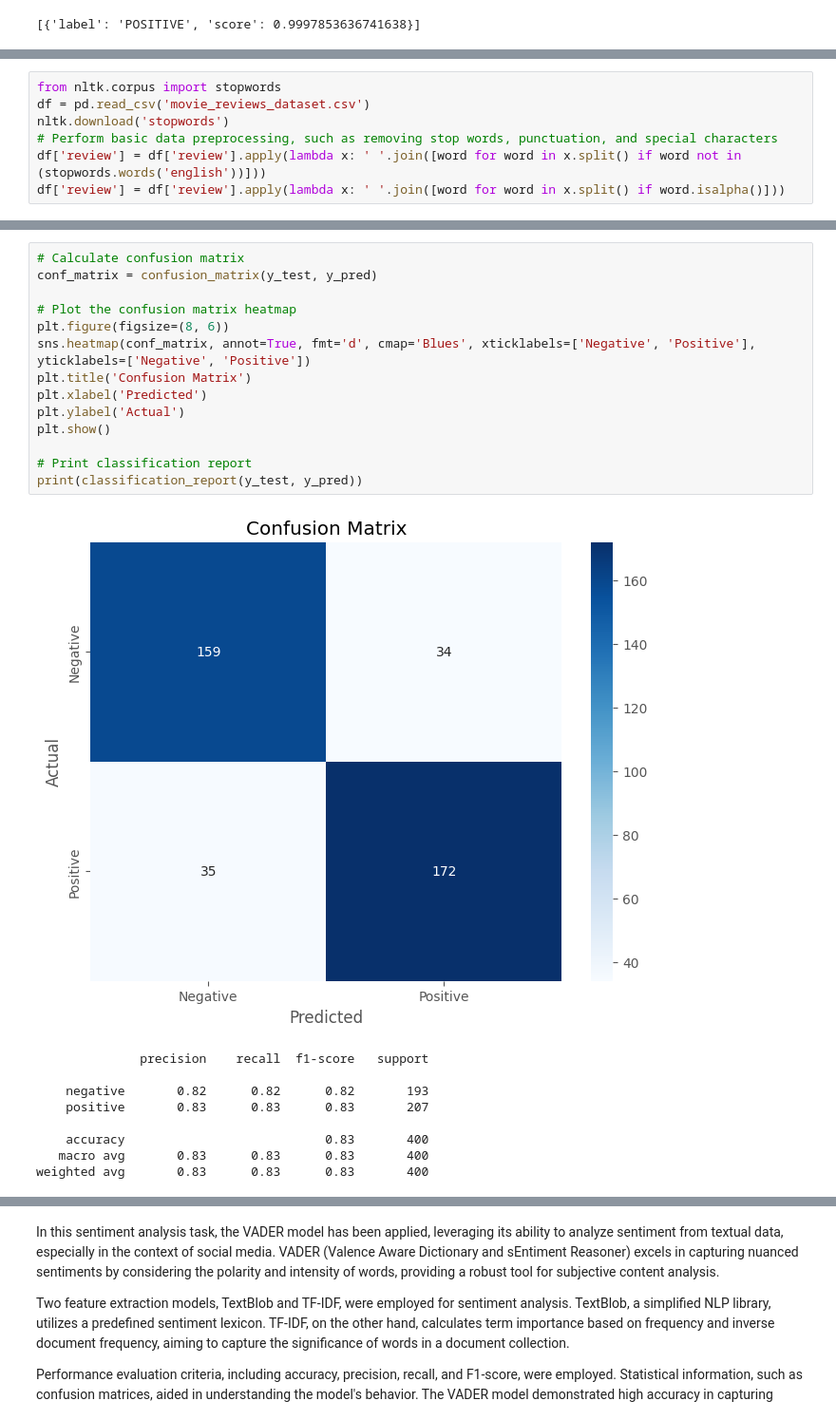
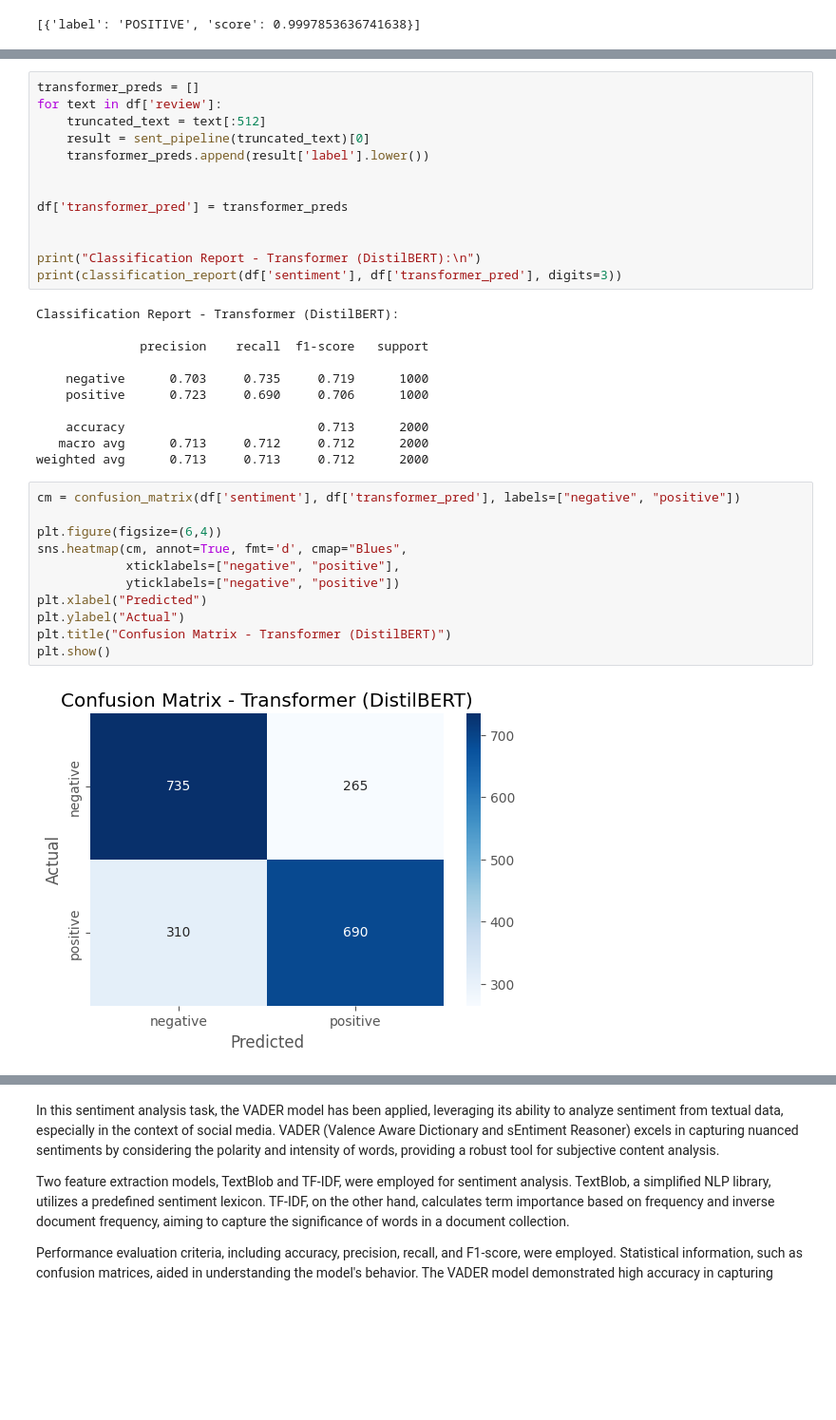
Before and after one commit to laibashaheeen/sentiment_analysis, a Jupyter notebook: sentiment_analysis.ipynb, the cells around one changed output, grey strips where cells are left out. Shown at 95% size. Cells and saved outputs as stored; diff of their text form; blank space fills up the shorter version.

```diff
--- a/sentiment_analysis.ipynb
+++ b/sentiment_analysis.ipynb
@@ -468,7 +499,0 @@ from sklearn.metrics import classification_report, confusion_matrix
-# %%
-from nltk.corpus import stopwords
-df = pd.read_csv('movie_reviews_dataset.csv')
-nltk.download('stopwords')
-# Perform basic data preprocessing, such as removing stop words, punctuation, and special characters
-df['review'] = df['review'].apply(lambda x: ' '.join([word for word in x.split() if word not in (stopwords.words('english'))]))
-df['review'] = df['review'].apply(lambda x: ' '.join([word for word in x.split() if word.isalpha()]))
@@ -496,25 +500,38 @@ print(confusion_matrix(y_test, y_pred))
+# %%
+transformer_preds = []
+for text in df['review']:
+    truncated_text = text[:512]
+    result = sent_pipeline(truncated_text)[0]
+    transformer_preds.append(result['label'].lower())
+
+
+df['transformer_pred'] = transformer_preds
+
+
+print("Classification Report - Transformer (DistilBERT):\n")
+print(classification_report(df['sentiment'], df['transformer_pred'], digits=3))
+# %% [output]
+Classification Report - Transformer (DistilBERT):
+
+              precision    recall  f1-score   support
+
+    negative      0.703     0.735     0.719      1000
+    positive      0.723     0.690     0.706      1000
+
+    accuracy                          0.713      2000
+   macro avg      0.713     0.712     0.712      2000
+weighted avg      0.713     0.713     0.712      2000
 # %%
-# Calculate confusion matrix
-conf_matrix = confusion_matrix(y_test, y_pred)
+cm = confusion_matrix(df['sentiment'], df['transformer_pred'], labels=["negative", "positive"])
 
-# Plot the confusion matrix heatmap
-plt.figure(figsize=(8, 6))
-sns.heatmap(conf_matrix, annot=True, fmt='d', cmap='Blues', xticklabels=['Negative', 'Positive'], yticklabels=['Negative', 'Positive'])
-plt.title('Confusion Matrix')
-plt.xlabel('Predicted')
-plt.ylabel('Actual')
+plt.figure(figsize=(6,4))
+sns.heatmap(cm, annot=True, fmt='d', cmap="Blues",
+            xticklabels=["negative", "positive"],
+            yticklabels=["negative", "positive"])
+plt.xlabel("Predicted")
+plt.ylabel("Actual")
+plt.title("Confusion Matrix - Transformer (DistilBERT)")
 plt.show()
-
-# Print classification report
-print(classification_report(y_test, y_pred))
 # %% [output]
-[figure, old version]
+[figure, new version]
-              precision    recall  f1-score   support
-
-    negative       0.82      0.82      0.82       193
-    positive       0.83      0.83      0.83       207
-
-    accuracy                           0.83       400
-   macro avg       0.83      0.83      0.83       400
-weighted avg       0.83      0.83      0.83       400
 # %% [markdown]
```
Also changed, not shown: parts of 61 cells of this notebook.
